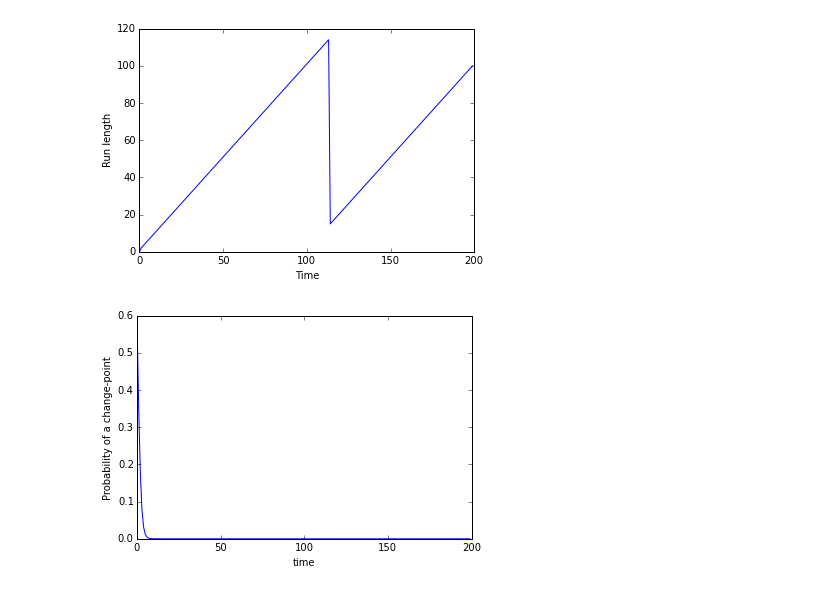
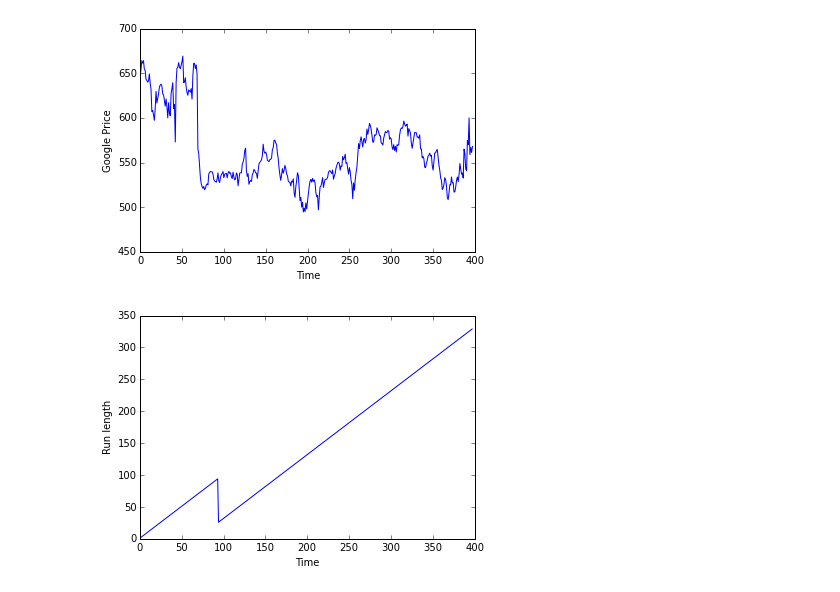
Before and after one commit to concord/ml, a Jupyter notebook: notebooks/Bayesian Changepoint Detection.ipynb, the cells around one changed output. Drawn from its saved outputs; the diff is of its cells as text; code cells hidden in the pictures.

```diff
--- a/notebooks/Bayesian Changepoint Detection.ipynb
+++ b/notebooks/Bayesian Changepoint Detection.ipynb
@@ -138,13 +28,8 @@ plt.show()
 # %%
-data = [0] * 100 + [1] * 100
+from bcd import BayesianChangepointDetection
+from bcd.distributions import StudentT
 
-
-def hazard(t):
-    # given run length, return Pr(run is over)
-    p = 0.6
-    return p * (1-p) ** t
-
-detector = BayesianChangepointDetection(hazard, Gaussian(0.1, 0.1, 0, 1))
+detector = BayesianChangepointDetection(hazard(0.6), StudentT(0.1, 0.1, 1, 1))
 
 Pr = [detector.step(x) for x in data]
 
@@ -152,9 +37,4 @@ plt.plot([pr.argmax() for pr in Pr])
 plt.xlabel("Time")
 plt.ylabel("Run length")
 plt.show()
-
-plt.plot([pr[0] for pr in Pr])
-plt.xlabel("time")
-plt.ylabel("Probability of a change-point")
-plt.show()
 # %% [output]
@@ -186,25 +42,21 @@ plt.show()
+# %%
+from data.yahoo import get_stock_prices
+import datetime as dt
+
+prices = [start for start, __ in get_stock_prices("GOOG", dt.date(2010, 1, 1))]
 # %%
-data = [0] * 100 + [1] * 100
+detector = BayesianChangepointDetection(hazard(0.4), StudentT(0.1, 0.1, 1, 1))
+Pr = [detector.step(start) for start in prices]
 
-
-def hazard(t):
-    # given run length, return Pr(run is over)
-    p = 0.6
-    return p * (1-p) ** t
-
-detector = BayesianChangepointDetection(hazard, StudentT(0.1, 0.1, 1, 1))
-
-Pr = [detector.step(x) for x in data]
+plt.plot(prices)
+plt.xlabel("Time")
+plt.ylabel("Google Price")
+plt.show()
 
 plt.plot([pr.argmax() for pr in Pr])
 plt.xlabel("Time")
 plt.ylabel("Run length")
 plt.show()
-
-plt.plot([pr[0] for pr in Pr])
-plt.xlabel("time")
-plt.ylabel("Probability of a change-point")
-plt.show()
 # %% [output]
-[figure, old version]
+[figure, new version]
-[figure, old version]
+[figure, new version]
```
Also changed, not shown: parts of 10 cells of this notebook, 3 other files.
